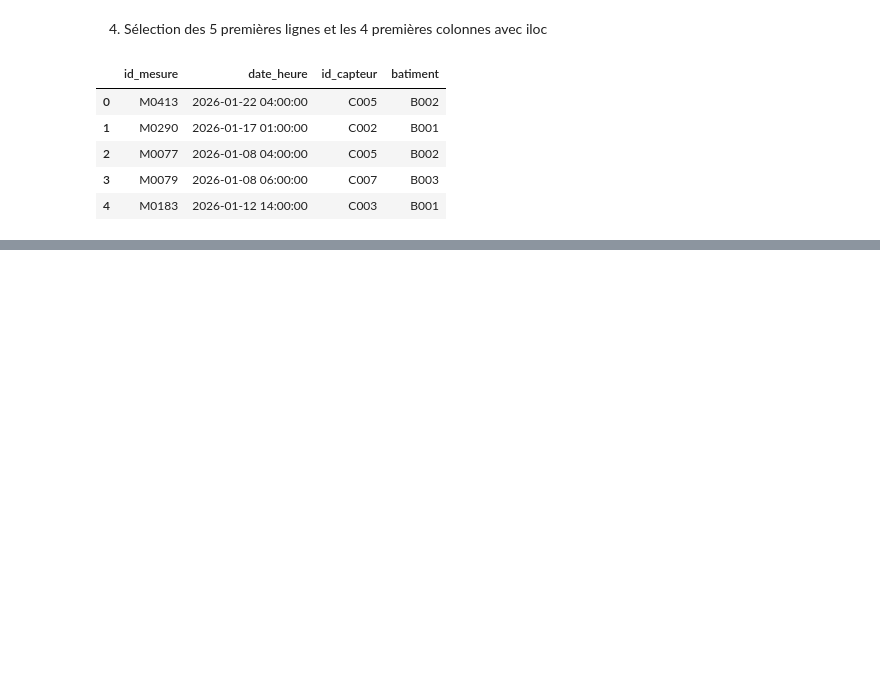
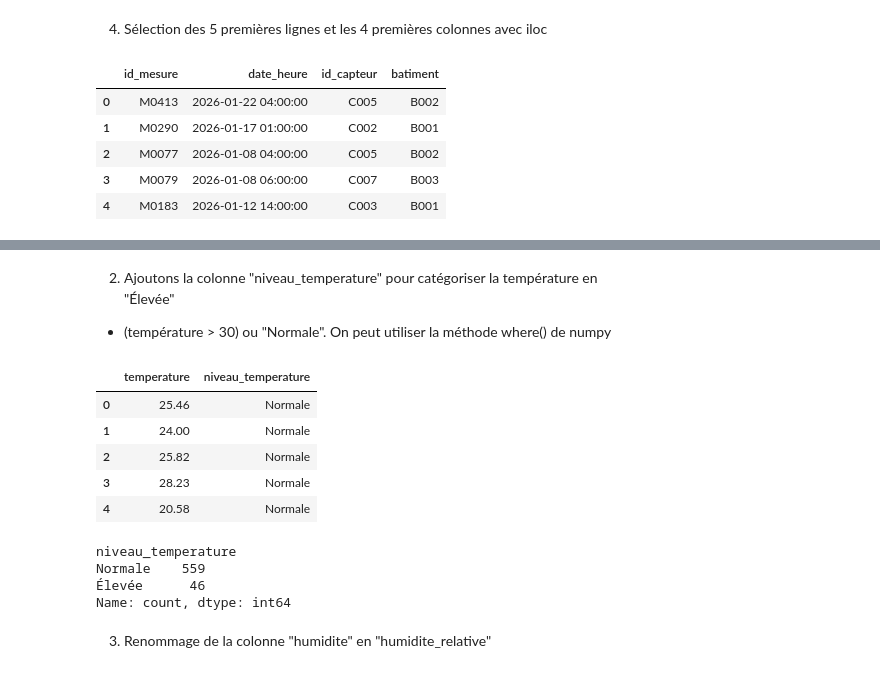
Before and after one commit to Abdoulaye-Diouf/atelier_pandas_iot, a Jupyter notebook: notebooks/atelier_pandas_iot.ipynb, the cells around one changed output, grey strips where cells are left out. Drawn from its saved outputs; the diff is of its cells as text; code cells hidden in the pictures; blank space fills up the shorter version.

```diff
--- a/notebooks/atelier_pandas_iot.ipynb
+++ b/notebooks/atelier_pandas_iot.ipynb
@@ -300,0 +316,23 @@ df.iloc[0:5, 0:4]
+# %% [markdown]
+2) Ajoutons la colonne "niveau_temperature" pour catégoriser la température en
+"Élevée"
+- (température > 30) ou "Normale". On peut utiliser la méthode where() de numpy
+# %%
+df["niveau_temperature"] = np.where(df["temperature"] > 30, "Élevée", "Normale")
+df[["temperature", "niveau_temperature"]].head()
+# %% [output]
+|  | temperature | niveau_temperature |
+| 0 | 25.46 | Normale |
+| 1 | 24.00 | Normale |
+| 2 | 25.82 | Normale |
+| 3 | 28.23 | Normale |
+| 4 | 20.58 | Normale |
+# %%
+df["niveau_temperature"].value_counts()
+# %% [output]
+niveau_temperature
+Normale    559
+Élevée      46
+Name: count, dtype: int64
+# %% [markdown]
+3) Renommage de la colonne "humidite" en "humidite_relative"
```
Also changed, not shown: parts of 6 cells of this notebook.
